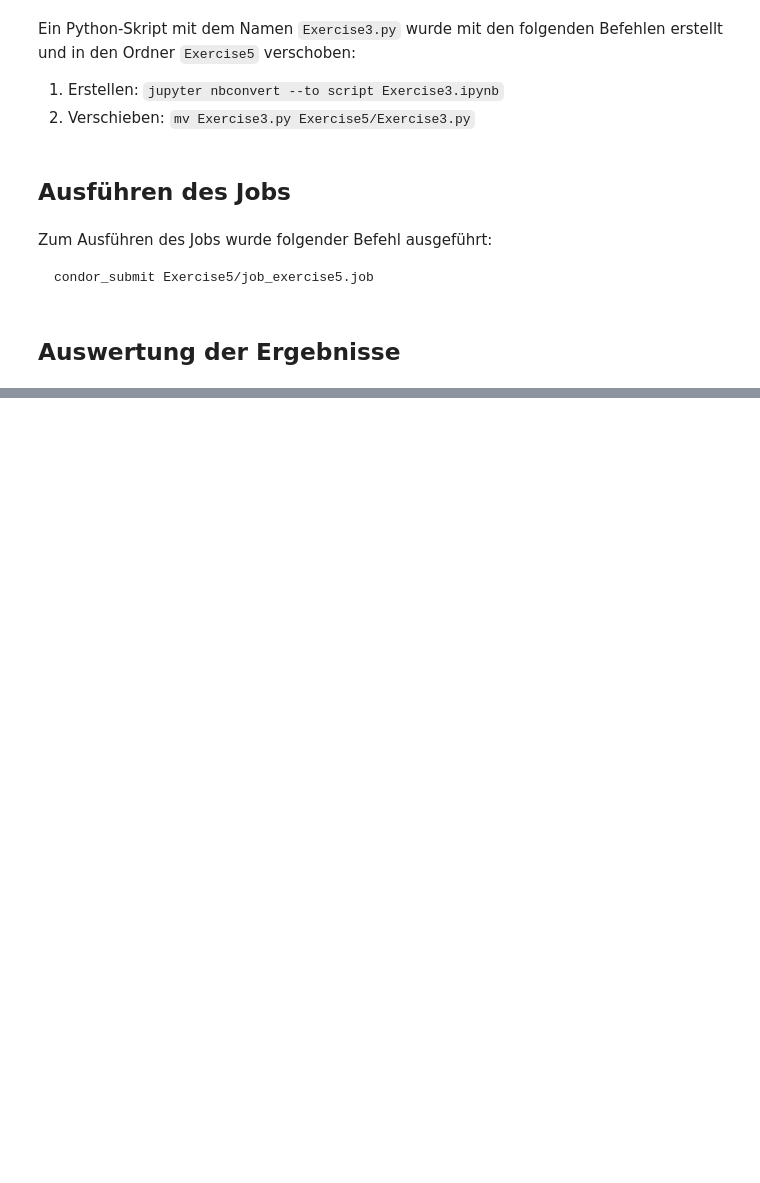
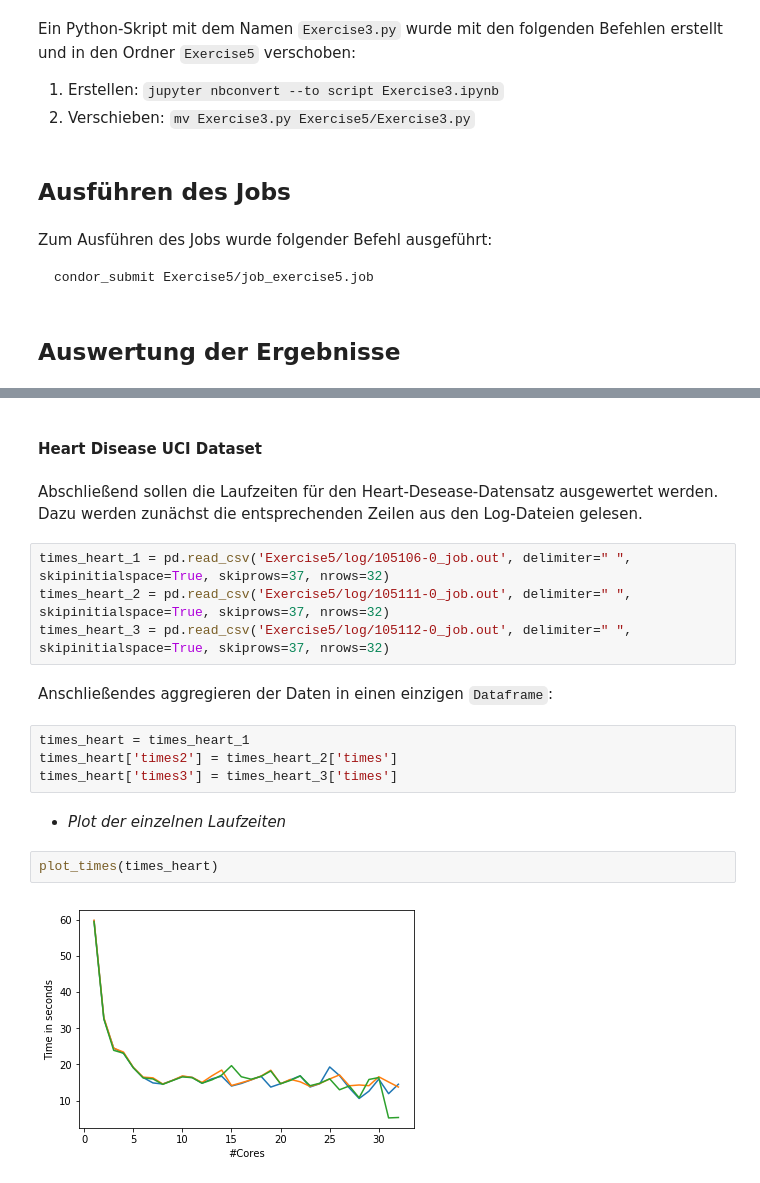
Before and after one commit to tecoKIT/smart-data-analytics, a Jupyter notebook: Uebung2/Exercise5.ipynb, the cells around one changed output, grey strips where cells are left out. Drawn from its saved outputs; the diff is of its cells as text; blank space fills up the shorter version.

```diff
--- a/Uebung2/Exercise5.ipynb
+++ b/Uebung2/Exercise5.ipynb
@@ -80,0 +139,20 @@ print_file('Exercise5/errors/')
+# %% [markdown]
+#### Heart Disease UCI Dataset
+# %% [markdown]
+Abschließend sollen die Laufzeiten für den Heart-Desease-Datensatz ausgewertet werden. Dazu werden zunächst die entsprechenden Zeilen aus den Log-Dateien gelesen.
+# %%
+times_heart_1 = pd.read_csv('Exercise5/log/105106-0_job.out', delimiter=" ", skipinitialspace=True, skiprows=37, nrows=32)
+times_heart_2 = pd.read_csv('Exercise5/log/105111-0_job.out', delimiter=" ", skipinitialspace=True, skiprows=37, nrows=32)
+times_heart_3 = pd.read_csv('Exercise5/log/105112-0_job.out', delimiter=" ", skipinitialspace=True, skiprows=37, nrows=32)
+# %% [markdown]
+Anschließendes aggregieren der Daten in einen einzigen `Dataframe`:
+# %%
+times_heart = times_heart_1
+times_heart['times2'] = times_heart_2['times']
+times_heart['times3'] = times_heart_3['times']
+# %% [markdown]
+- _Plot der einzelnen Laufzeiten_
+# %%
+plot_times(times_heart)
+# %% [output]
+[figure, added]
```
Also changed, not shown: parts of 23 cells of this notebook, 8 other files.
